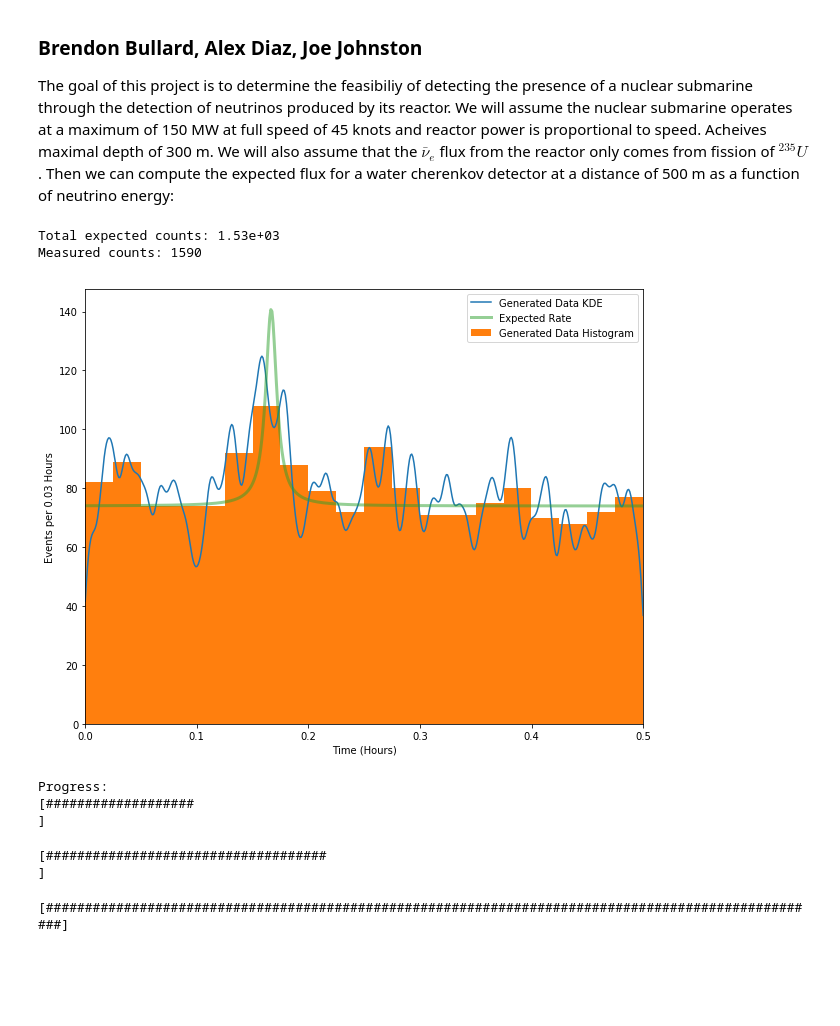
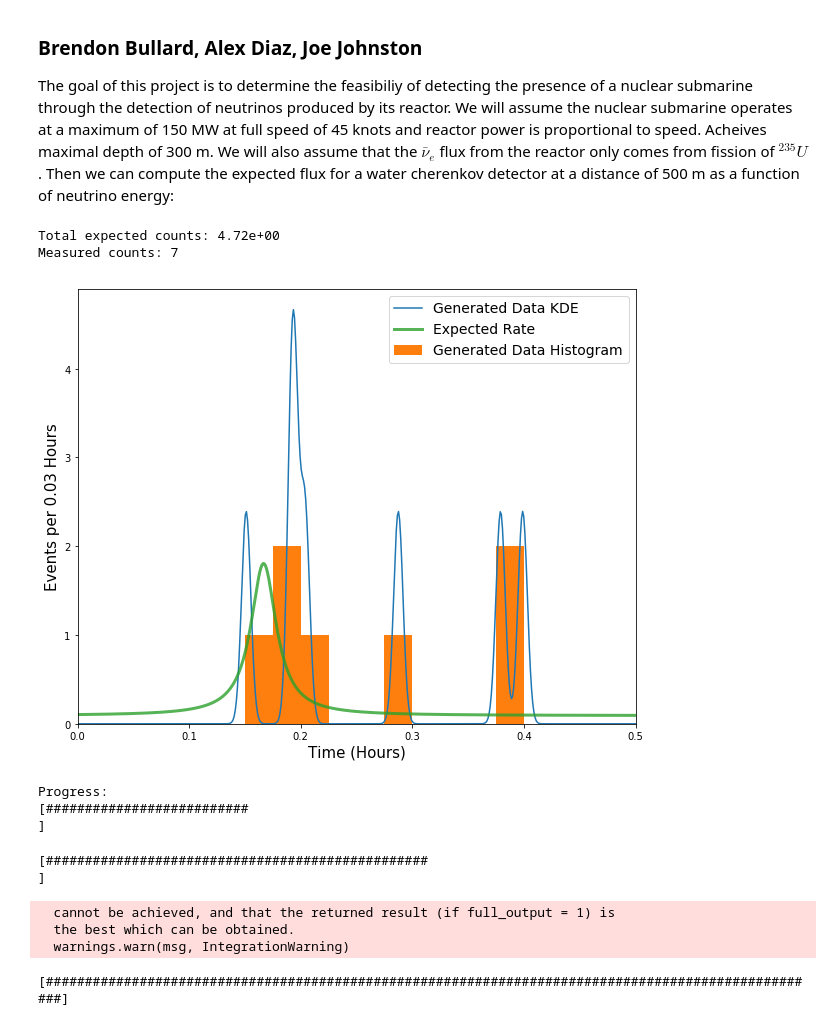
Before and after one commit to joejohnston203/inss2018_red_october, a Jupyter notebook: Hunt_for_Red_October.ipynb, the cells around one changed output. Drawn from its saved outputs; the diff is of its cells as text; code cells hidden in the pictures; blank space fills up the shorter version.

```diff
--- a/Hunt_for_Red_October.ipynb
+++ b/Hunt_for_Red_October.ipynb
@@ -10,18 +10,19 @@ import numpy as np
 # %%
 tMax = 1/2
 t0 = tMax/3
 #d0 = 1160.
-d0 = 500
-numDet = 10000.
-#.064 events/day
-background = 7.1/24*numDet
+d0 = 1160.
+numDet = 1380.
+#Kamland: .064 events/day
+#DC: 7.1 events/day
+background = 0.064/24*numDet
 signal = 66.01/24*numDet
 gen = FakeDataGenerator(background, signal, 1050., 6800., t0, d0, 83340., 150.)
 times = gen.generate(0, tMax)
 # %% [output]
-Total expected counts: 1.53e+03
-Measured counts: 1590
+Total expected counts: 4.72e+00
+Measured counts: 7
-[figure, old version]
+[figure, new version]
 # %%
 analyzer = AnalyzeAntiNueCounts(times, background, signal, tMax)
 # %%
@@ -33,7 +34,10 @@ analyzer.set_priors(prior_type, prior_param1, prior_param2)
 samples = analyzer.run_MCMC([tMax/2, 1000], 100, 300)
 # %% [output]
 Progress:
-[###################                                                                                 ]
+[##########################                                                                          ]
-[####################################                                                                ]
+[#################################################                                                   ]
-[####################################################################################################]
+  cannot be achieved, and that the returned result (if full_output = 1) is
+  the best which can be obtained.
+  warnings.warn(msg, IntegrationWarning)
+[####################################################################################################]
 # %%
```
Also changed, not shown: parts of 1 cell of this notebook, 1 other file.
